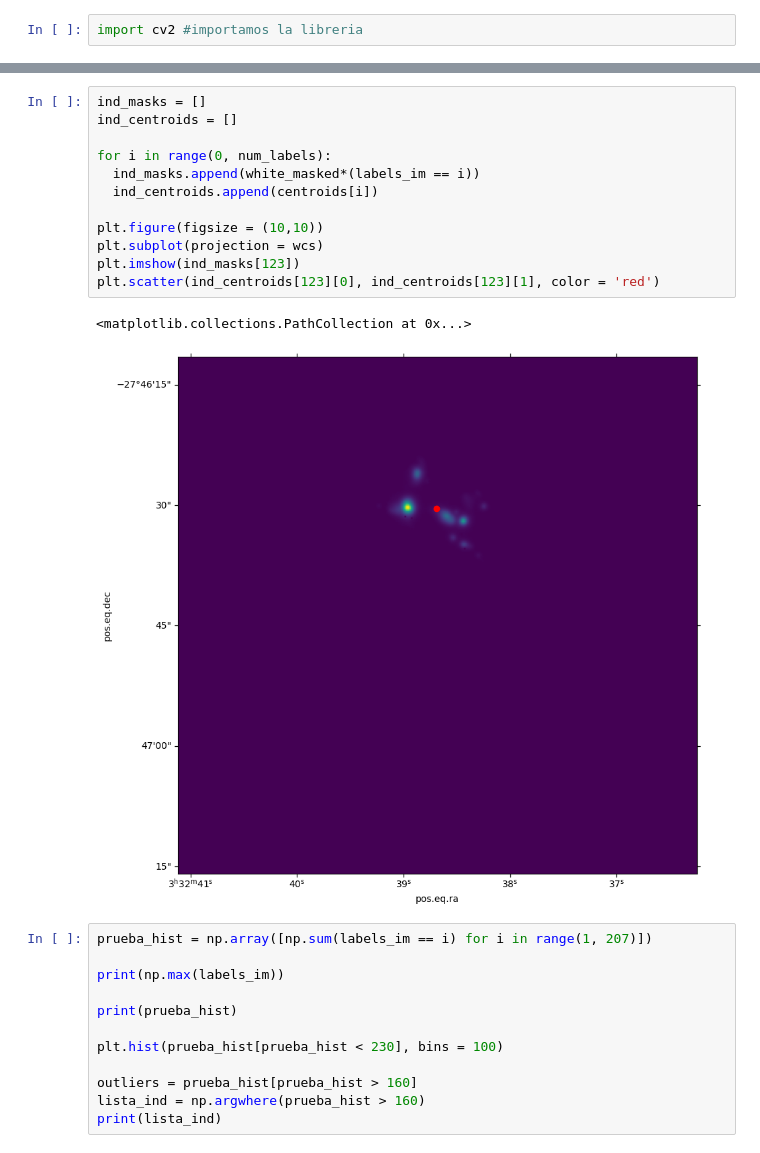
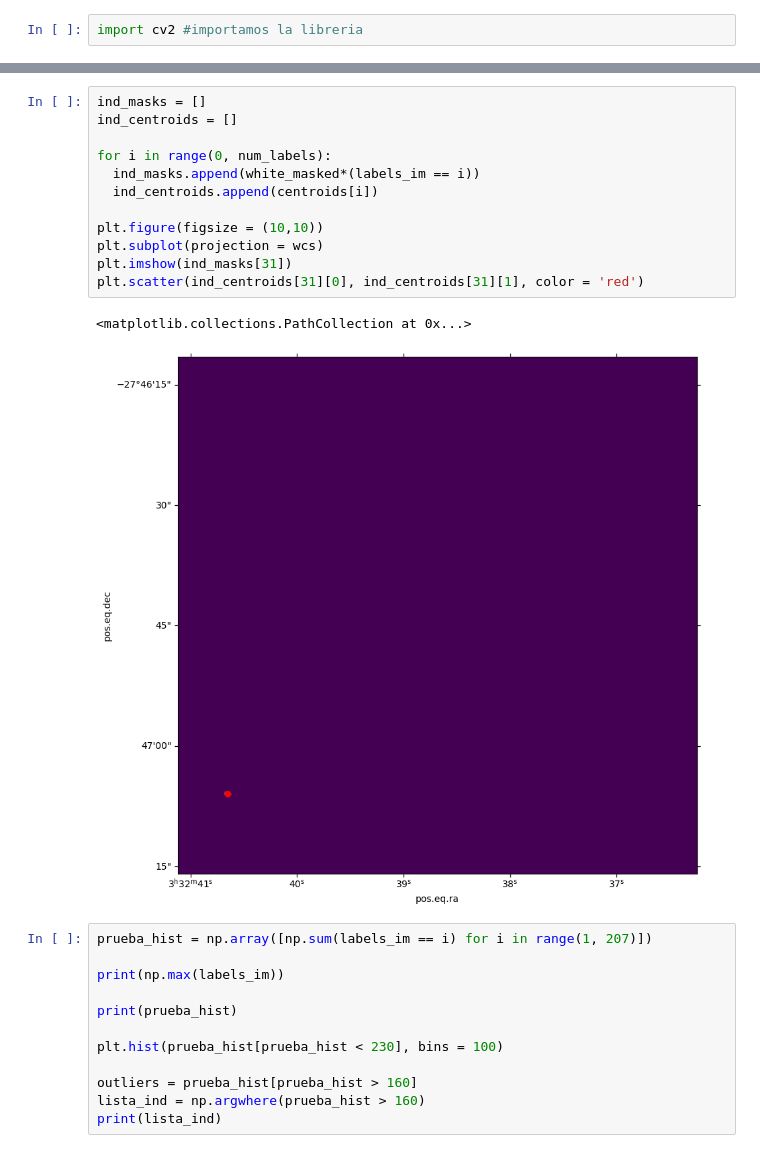
Before and after one commit to CrushinAngel/Galaxias-en-Deep-Fields, a Jupyter notebook: Deep_Fields.ipynb, the cells around one changed output, grey strips where cells are left out. Saved outputs shown, nothing was run; the diff lists cells and outputs as text.

```diff
--- a/Deep_Fields.ipynb
+++ b/Deep_Fields.ipynb
@@ -221,18 +222,18 @@ plt.show()
 # %%
 ind_masks = []
 ind_centroids = []
 
 for i in range(0, num_labels):
   ind_masks.append(white_masked*(labels_im == i))
   ind_centroids.append(centroids[i])
 
 plt.figure(figsize = (10,10))
 plt.subplot(projection = wcs)
-plt.imshow(ind_masks[123])
-plt.scatter(ind_centroids[123][0], ind_centroids[123][1], color = 'red')
+plt.imshow(ind_masks[31])
+plt.scatter(ind_centroids[31][0], ind_centroids[31][1], color = 'red')
 # %% [output]
 <matplotlib.collections.PathCollection at 0x...>
-[figure, old version]
+[figure, new version]
 # %%
 prueba_hist = np.array([np.sum(labels_im == i) for i in range(1, 207)])
 
```
Also changed, not shown: parts of 6 cells of this notebook.
